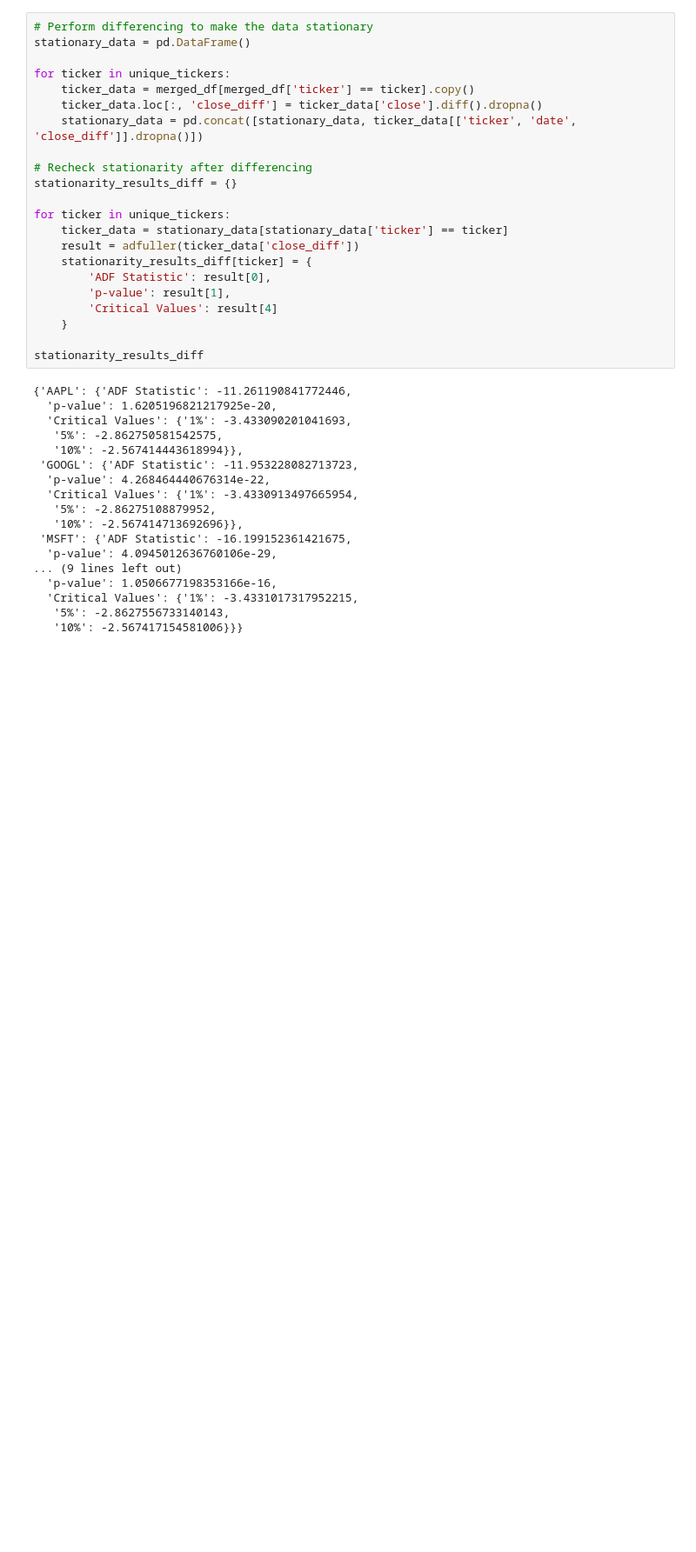
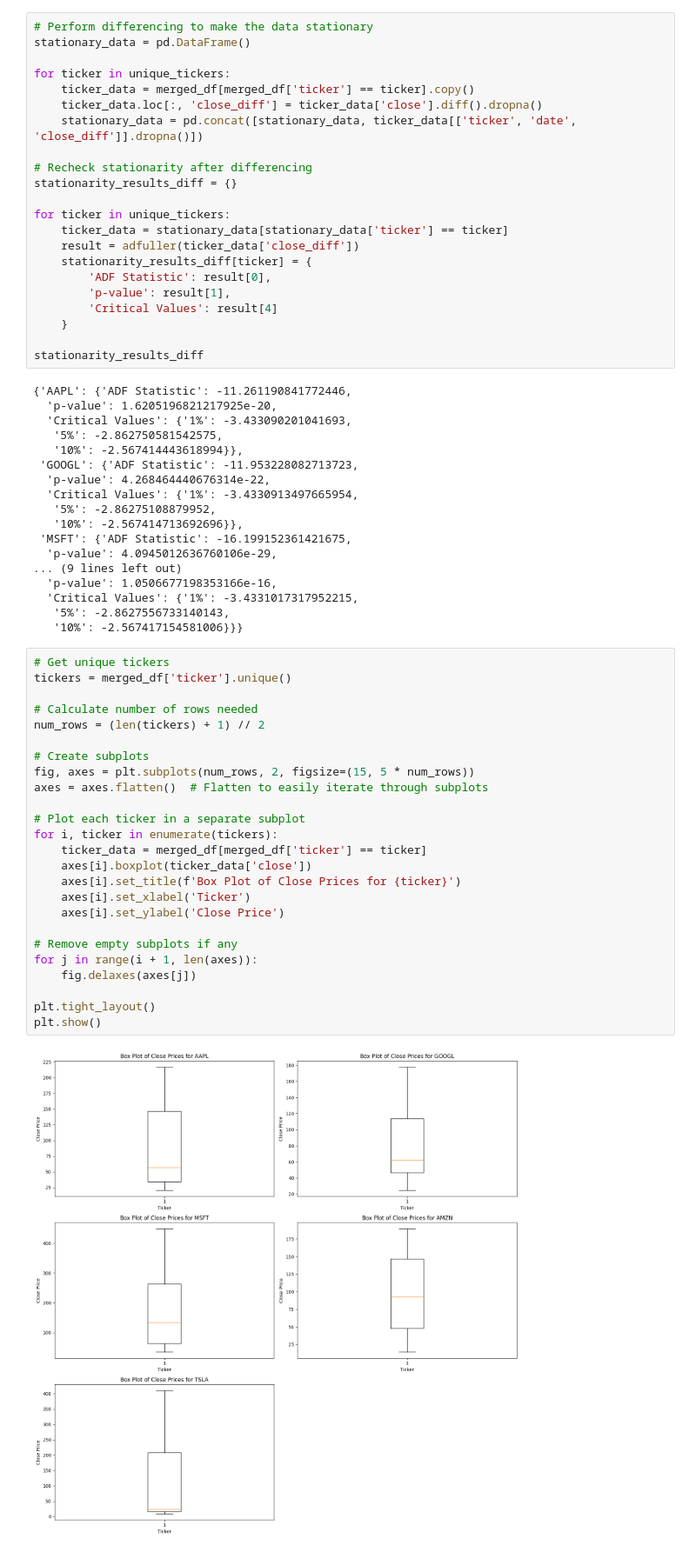
Before and after one commit to mikezxc136/Big-data-stock-real-time-platform, a Jupyter notebook: analysis.ipynb, the cells around one changed output. Shown at 87% size. Cells and saved outputs as stored; diff of their text form; blank space fills up the shorter version.

```diff
--- a/analysis.ipynb
+++ b/analysis.ipynb
@@ -273,3 +275,30 @@ stationarity_results_diff
   'Critical Values': {'1%': -3.4331017317952215,
    '5%': -2.8627556733140143,
    '10%': -2.567417154581006}}}
+# %%
+# Get unique tickers
+tickers = merged_df['ticker'].unique()
+
+# Calculate number of rows needed
+num_rows = (len(tickers) + 1) // 2
+
+# Create subplots
+fig, axes = plt.subplots(num_rows, 2, figsize=(15, 5 * num_rows))
+axes = axes.flatten()  # Flatten to easily iterate through subplots
+
+# Plot each ticker in a separate subplot
+for i, ticker in enumerate(tickers):
+    ticker_data = merged_df[merged_df['ticker'] == ticker]
+    axes[i].boxplot(ticker_data['close'])
+    axes[i].set_title(f'Box Plot of Close Prices for {ticker}')
+    axes[i].set_xlabel('Ticker')
+    axes[i].set_ylabel('Close Price')
+
+# Remove empty subplots if any
+for j in range(i + 1, len(axes)):
+    fig.delaxes(axes[j])
+
+plt.tight_layout()
+plt.show()
+# %% [output]
+[figure, added]
```
Also changed, not shown: parts of 5 cells of this notebook, 7 other files.
